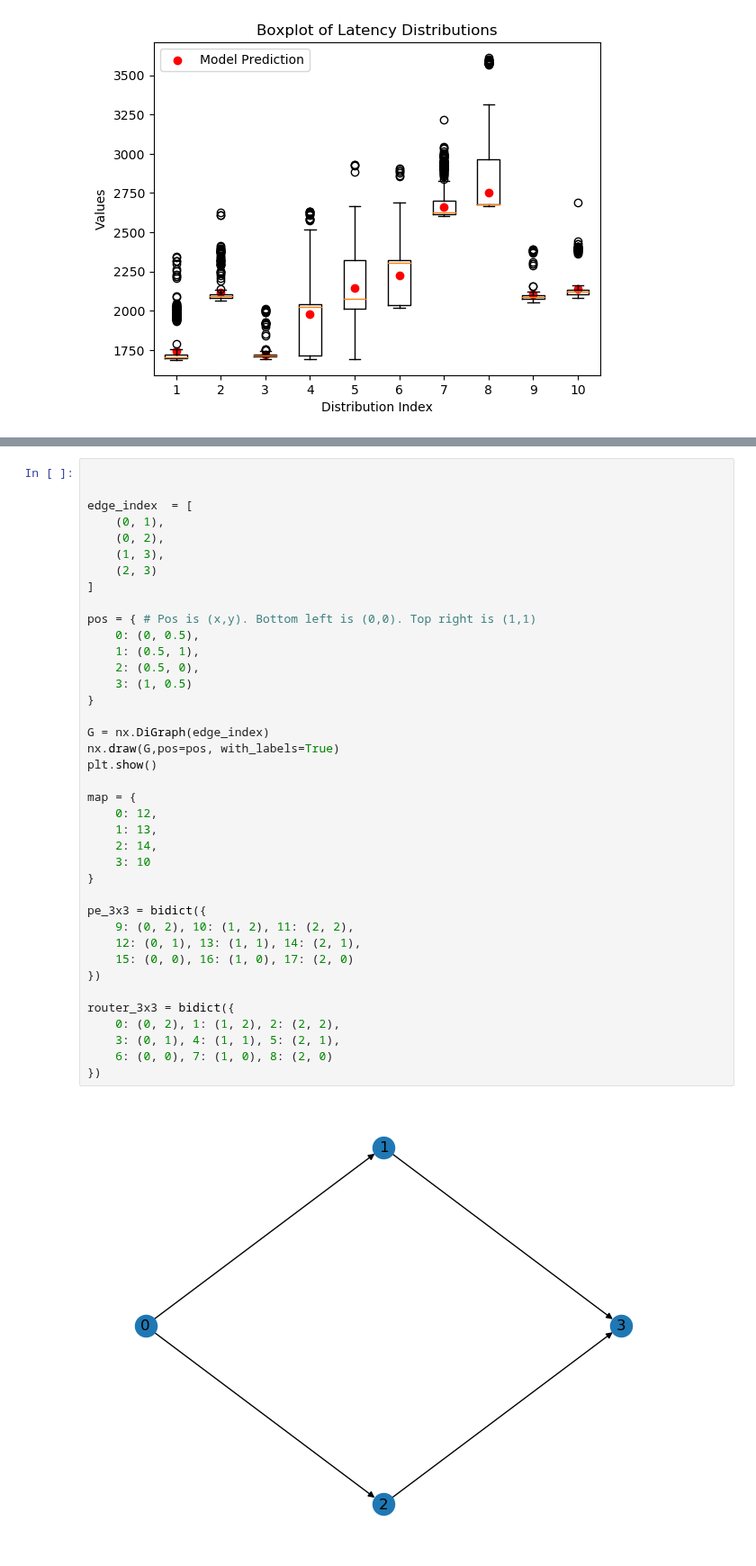
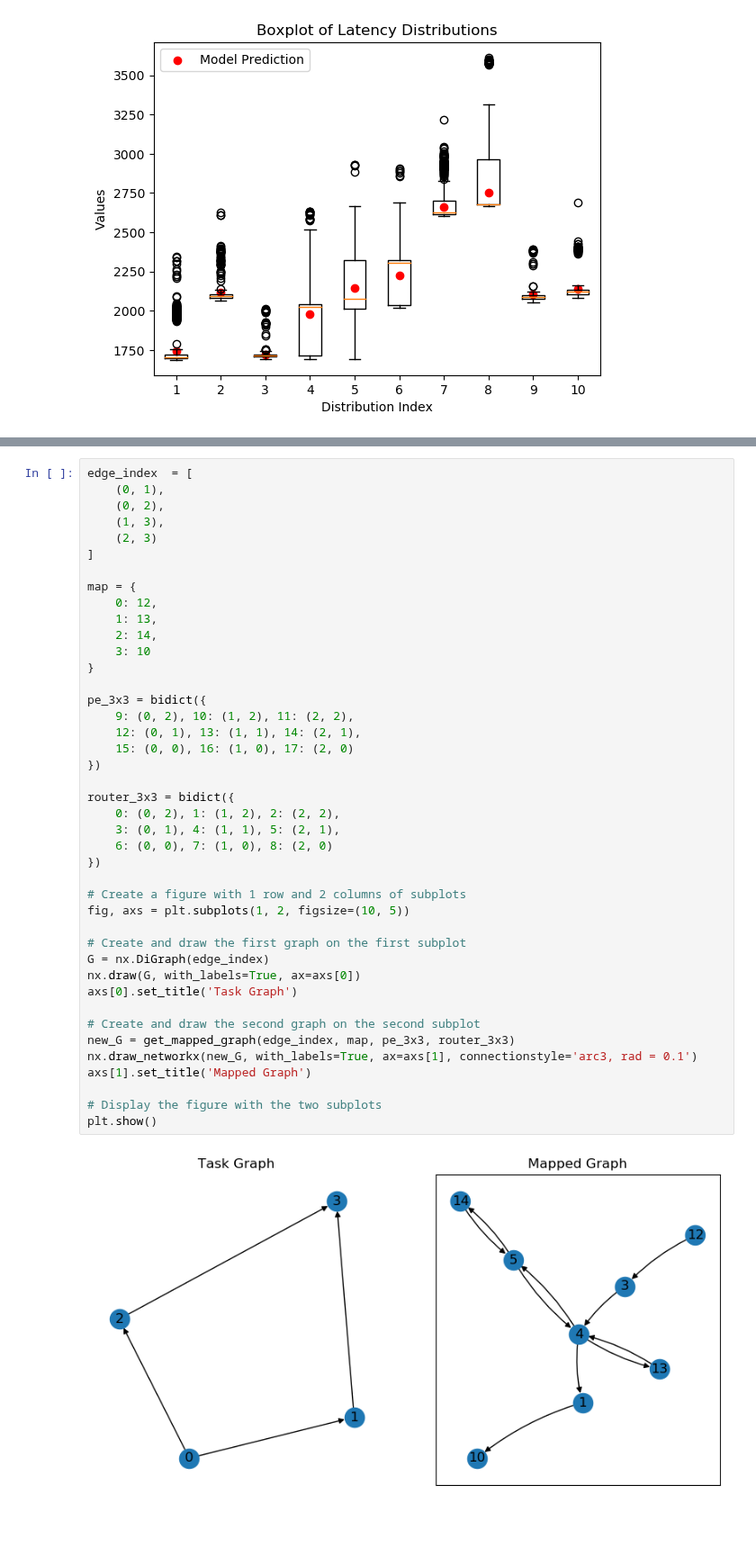
Before and after one commit to faseelmo/noc_latency_predictor, a Jupyter notebook: training_data/data_analysis.ipynb, the cells around one changed output, grey strips where cells are left out. Shown at 90% size. Drawn from its saved outputs; the diff is of its cells as text; blank space fills up the shorter version.

```diff
--- a/training_data/data_analysis.ipynb
+++ b/training_data/data_analysis.ipynb
@@ -525,41 +426,44 @@ get_nework_path(edge_index, target_mapped, pe_net, router_net)
 # %%
-
-
 edge_index  = [
     (0, 1),
     (0, 2),
     (1, 3),
     (2, 3)
 ]
-
-pos = { # Pos is (x,y). Bottom left is (0,0). Top right is (1,1)
-    0: (0, 0.5),
-    1: (0.5, 1),
-    2: (0.5, 0),
-    3: (1, 0.5)
-}
-
-G = nx.DiGraph(edge_index)
-nx.draw(G,pos=pos, with_labels=True)
-plt.show()
 
 map = {
     0: 12,
     1: 13,
     2: 14,
     3: 10
 }
 
 pe_3x3 = bidict({
     9: (0, 2), 10: (1, 2), 11: (2, 2),
     12: (0, 1), 13: (1, 1), 14: (2, 1),
     15: (0, 0), 16: (1, 0), 17: (2, 0)
 })
 
 router_3x3 = bidict({
     0: (0, 2), 1: (1, 2), 2: (2, 2),
     3: (0, 1), 4: (1, 1), 5: (2, 1),
     6: (0, 0), 7: (1, 0), 8: (2, 0)
 })
+
+# Create a figure with 1 row and 2 columns of subplots
+fig, axs = plt.subplots(1, 2, figsize=(10, 5))
+
+# Create and draw the first graph on the first subplot
+G = nx.DiGraph(edge_index)
+nx.draw(G, with_labels=True, ax=axs[0])
+axs[0].set_title('Task Graph')
+
+# Create and draw the second graph on the second subplot
+new_G = get_mapped_graph(edge_index, map, pe_3x3, router_3x3)
+nx.draw_networkx(new_G, with_labels=True, ax=axs[1], connectionstyle='arc3, rad = 0.1')
+axs[1].set_title('Mapped Graph')
+
+# Display the figure with the two subplots
+plt.show()
 # %% [output]
-[figure, old version]
+[figure, new version]
```
Also changed, not shown: parts of 7 cells of this notebook.
